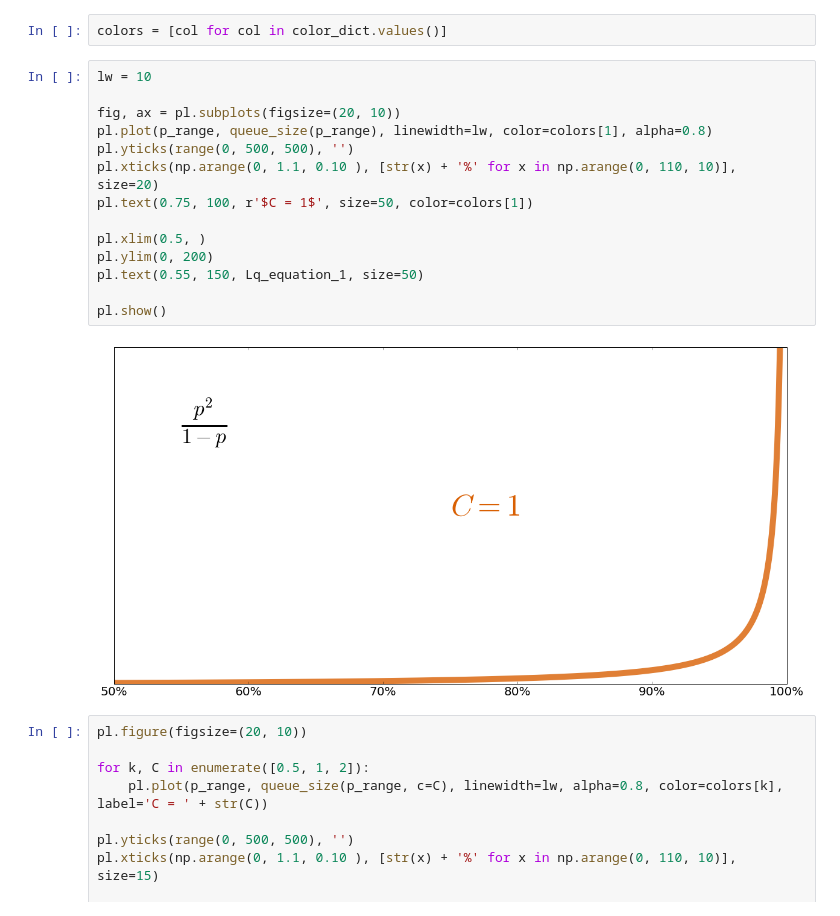
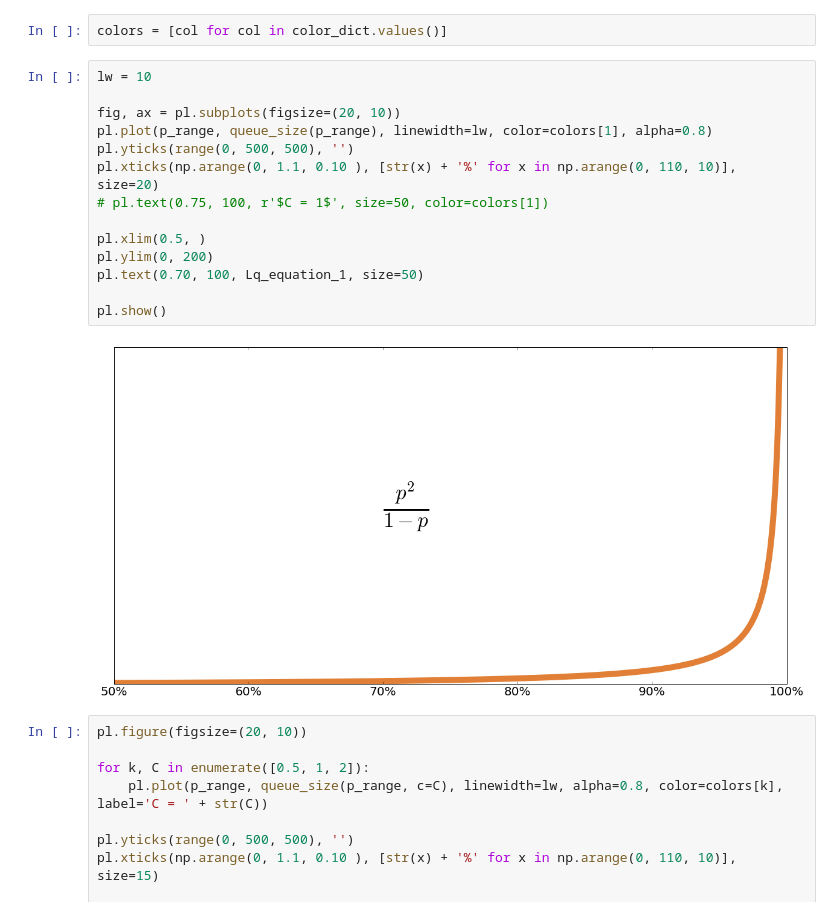
Before and after one commit to lonelypeanut/dataviz, a Jupyter notebook: tom_talk/Tom workflow talk.ipynb, the cells around one changed output. Saved outputs shown, nothing was run; the diff lists cells and outputs as text.

Commit message:
got rid of text

```diff
--- a/tom_talk/Tom workflow talk.ipynb
+++ b/tom_talk/Tom workflow talk.ipynb
@@ -214,19 +214,19 @@ colors = [col for col in color_dict.values()]
 # %%
 lw = 10
 
 fig, ax = pl.subplots(figsize=(20, 10))
 pl.plot(p_range, queue_size(p_range), linewidth=lw, color=colors[1], alpha=0.8)
 pl.yticks(range(0, 500, 500), '')
 pl.xticks(np.arange(0, 1.1, 0.10 ), [str(x) + '%' for x in np.arange(0, 110, 10)], size=20)
-pl.text(0.75, 100, r'$C = 1$', size=50, color=colors[1])
+# pl.text(0.75, 100, r'$C = 1$', size=50, color=colors[1])
 
 pl.xlim(0.5, )
 pl.ylim(0, 200)
-pl.text(0.55, 150, Lq_equation_1, size=50)
+pl.text(0.70, 100, Lq_equation_1, size=50)
 
 pl.show()
 # %% [output]
-[figure, old version]
+[figure, new version]
 # %%
 pl.figure(figsize=(20, 10))
 
```
Also changed, not shown: parts of 1 cell of this notebook.
